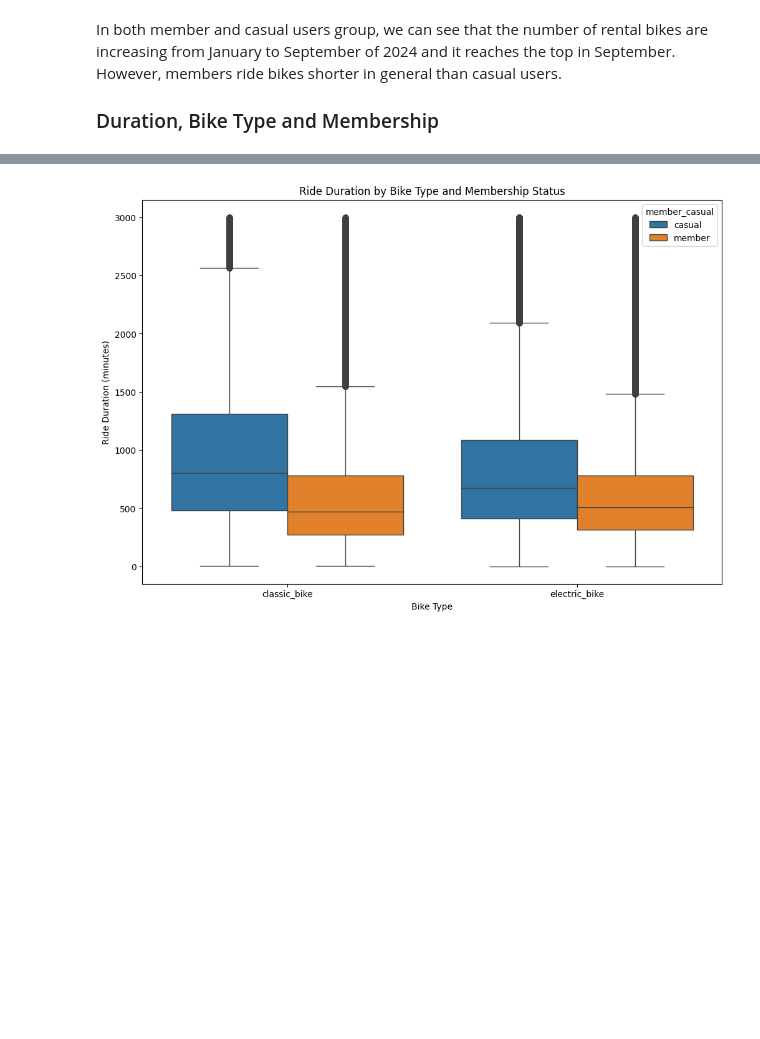
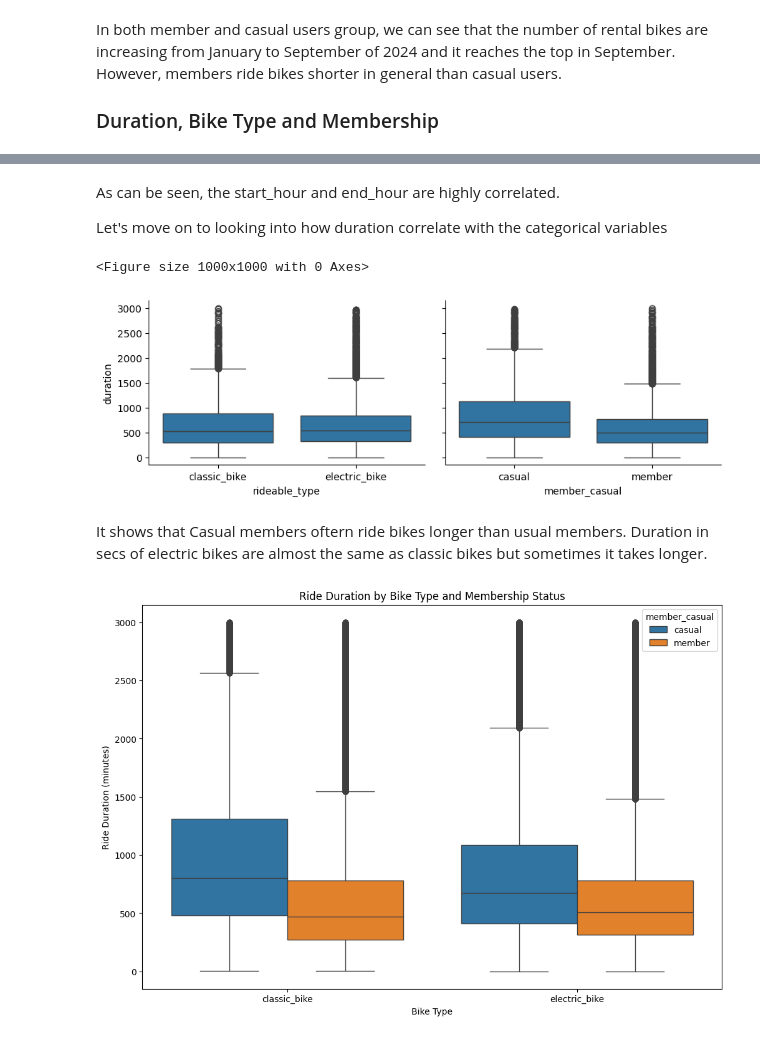
Before and after one commit to namvh145/final-project-nano-degree, a Jupyter notebook: Part_I_exploration_template.ipynb, the cells around one changed output, grey strips where cells are left out. Cells and saved outputs as stored; diff of their text form; code cells hidden in the pictures; blank space fills up the shorter version.

```diff
--- a/Part_I_exploration_template.ipynb
+++ b/Part_I_exploration_template.ipynb
@@ -602,3 +622,27 @@ In both member and casual users group, we can see that the number of rental bike
+# %% [markdown]
+As can be seen, the start_hour and end_hour are highly correlated.
+
+Let's move on to looking into how duration correlate with the categorical variables
+# %%
+# Plot the matrix of numeric features against categrorical features
+samples = np.random.choice(bike_rental.shape[0], 10000, replace=False)
+bike_samples = bike_rental.iloc[samples, :]
+
+def boxgrid(x, y, data=None, **kwargs):
+    # Check if 'color' is already in kwargs, if not, set it to default_color
+    if 'color' not in kwargs:
+        default_color = sns.color_palette()[0]
+        kwargs['color'] = default_color
+    sns.boxplot(x=x, y=y, data=data, **kwargs)
+
+plt.figure(figsize=[10, 10])
+g = sns.PairGrid(data=bike_samples, y_vars='duration', x_vars=categoric_vars, height=3, aspect=1.5)
+g.map(boxgrid);
+# %% [output]
+<Figure size 1000x1000 with 0 Axes>
+[figure, added]
+# %% [markdown]
+It shows that Casual members oftern ride bikes longer than usual members. Duration in secs of electric bikes are almost the same as classic bikes but sometimes it takes longer.
 # %%
 # Set up the figure for ride duration, bike type, and member/casual
 plt.figure(figsize=(12, 8))
```
Also changed, not shown: parts of 11 cells of this notebook, 3 other files.
